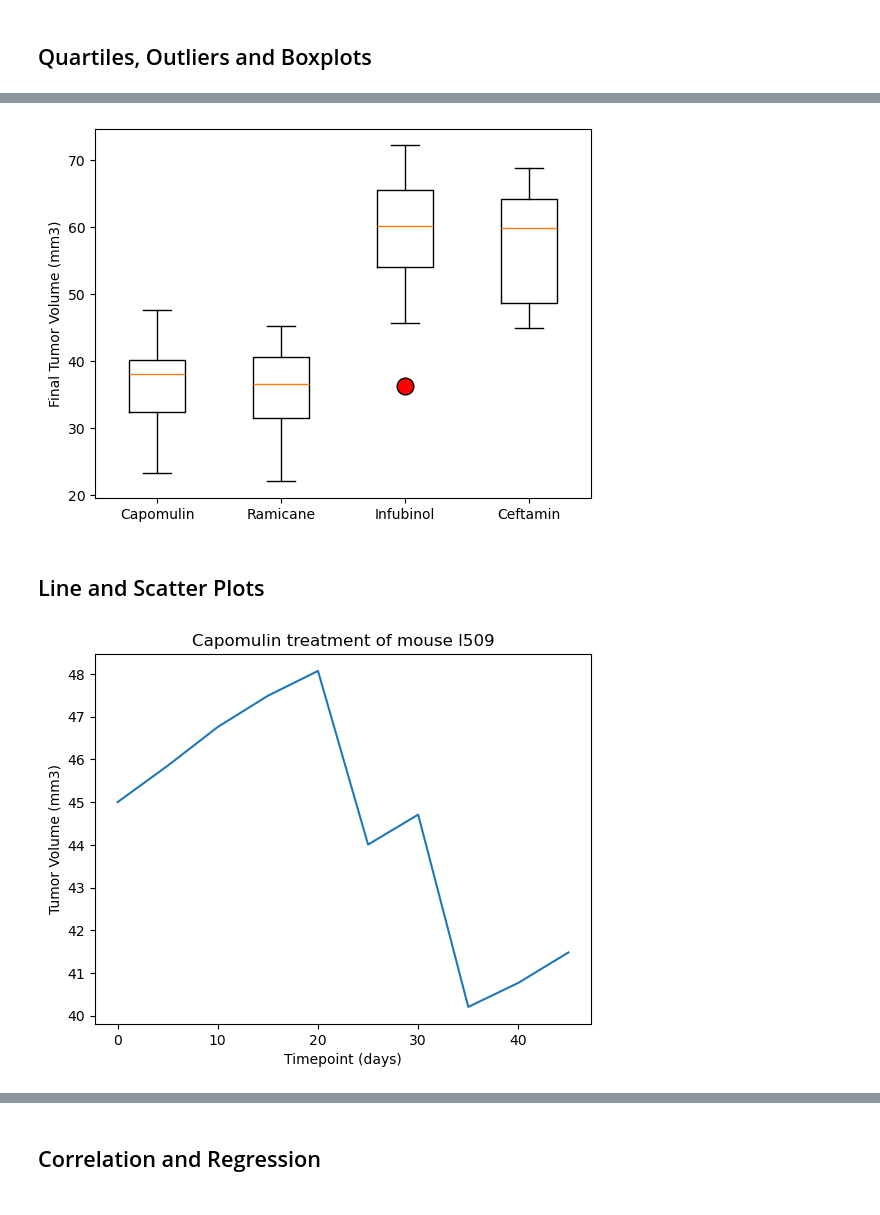
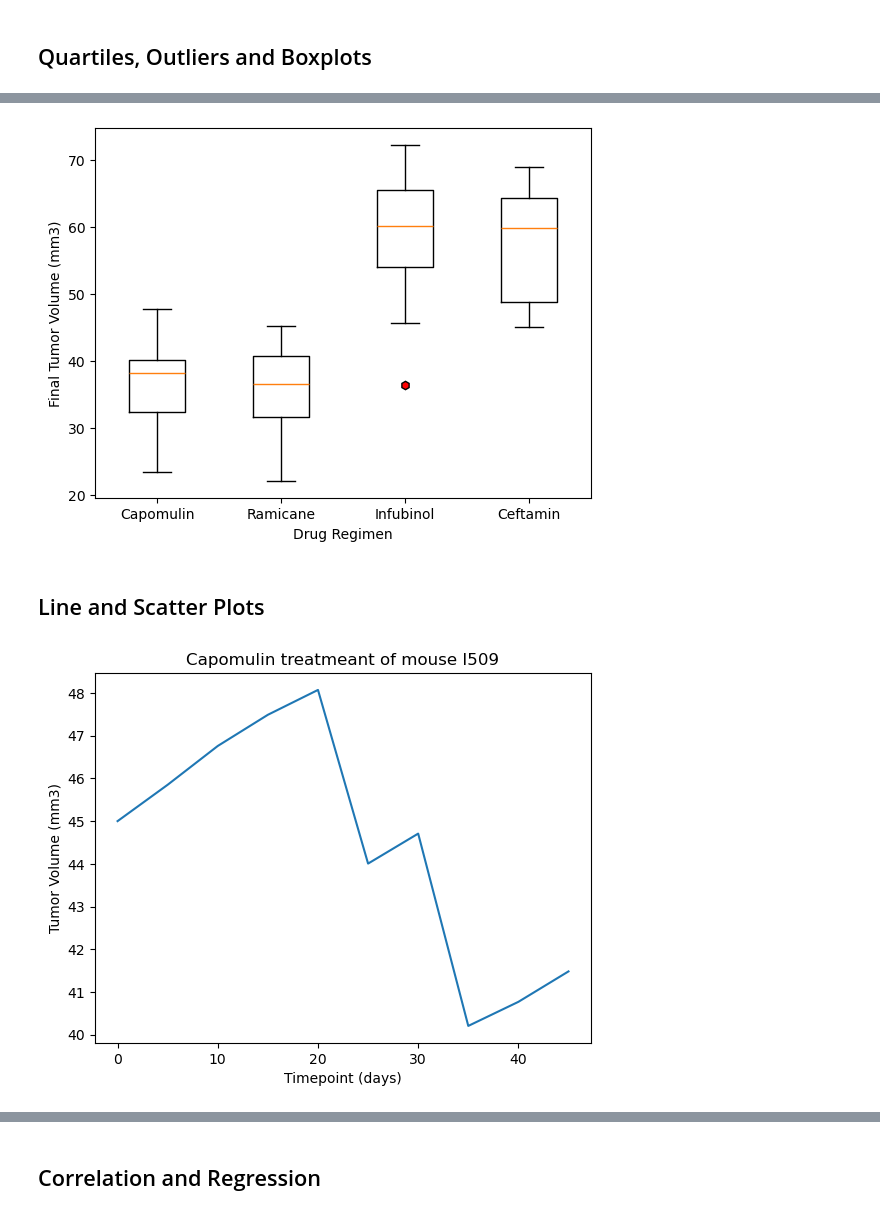
Before and after one commit to ShainaJ25/Matplotlib-challenge, a Jupyter notebook: Pymaceuticals/pymaceuticals_starter.ipynb, the cells around one changed output, grey strips where cells are left out. Cells and saved outputs as stored; diff of their text form; code cells hidden in the pictures.

```diff
--- a/Pymaceuticals/pymaceuticals_starter.ipynb
+++ b/Pymaceuticals/pymaceuticals_starter.ipynb
@@ -190,10 +194,9 @@ plt.show()
 # %%
 # Calculate the final tumor volume of each mouse across four of the treatment regimens:
 # Capomulin, Ramicane, Infubinol, and Ceftamin
-tumour_data = clean_df.loc[(clean_df["Drug Regimen"] == "Capomulin") | (clean_df["Drug Regimen"] == "Ramicane") | \
-                           (clean_df["Drug Regimen"] == "Infubinol") | (clean_df["Drug Regimen"] == "Ceftamin")]
 
 # Start by getting the last (greatest) timepoint for each mouse
-greatest_tp = tumour_data.groupby(["Drug Regimen", "Mouse ID"]).last()
-
+last_timepoint_df = clean_df.groupby(["Drug Regimen", "Mouse ID"])["Timepoint"].max()
 # Merge this group df with the original DataFrame to get the tumor volume at the last timepoint
+merged_df = pd.merge(last_timepoint_df, clean_df, on=['Drug Regimen', "Mouse ID", "Timepoint"])
+merged_df.head()
@@ -200,18 +210,34 @@ greatest_tp = tumour_data.groupby(["Drug Regimen", "Mouse ID"]).last()
 # %%
 # Put treatments into a list for for loop (and later for plot labels)
-
+treatment_names = ['Capomulin', 'Ramicane', 'Infubinol', 'Ceftamin']
 
 # Create empty list to fill with tumor vol data (for plotting)
-
+tumor_volume_data = []
 
 # Calculate the IQR and quantitatively determine if there are any potential outliers.
+# Locate the rows which contain mice on each drug and get the tumor volumes
+for treatment in treatment_names:
+    treatment_data = merged_df[merged_df['Drug Regimen'] == treatment]
+    tumor_volume_data.append(treatment_data['Tumor Volume (mm3)'].tolist())
 
+for i, treatment in enumerate(treatment_names):
+   # Convert tumor volumes to a Series for easier calculations
+    volumes = pd.Series(tumor_volume_data[i])
 
-    # Locate the rows which contain mice on each drug and get the tumor volumes
+# Calculate quartiles
+    quartiles = volumes.quantile([0.25, 0.5, 0.75])
+    Q1 = quartiles[0.25]
+    Q3 = quartiles[0.75]
+    IQR = Q3 - Q1
 
+# Determine outliers using upper and lower bounds
+    lower_bound = Q1 - 1.5 * IQR
+    upper_bound = Q3 + 1.5 * IQR
+    outliers = volumes[(volumes < lower_bound) | (volumes > upper_bound)]
 
-    # add subset
-
-
-    # Determine outliers using upper and lower bounds
+# Print the results
+    print(f"The lower quartile is: {Q1}")
+    print(f"The upper quartile is: {Q3}")
+    print(f"The interquartile range is: {IQR}")
+    print(f"Potential outliers are {outliers}")
 # %% [output]
@@ -223,11 +261,27 @@ Ceftamin's potential outliers: Series([], Name: Tumor Volume (mm3), dtype: float
 # %%
 # Generate a box plot that shows the distribution of the tumor volume for each treatment group.
+fig1, ax1 = plt.subplots()
+red_marker = dict(markerfacecolor="r",marker="h", markeredgecolor="black")
+ax1.boxplot(tumor_volume_data, flierprops=red_marker)
+ax1.set_xlabel("Drug Regimen")
+ax1.set_ylabel("Final Tumor Volume (mm3)")
+ax1.set_xticklabels(treatment_names)
+plt.show()
 # %% [output]
-[figure, old version]
+[figure, new version]
 # %% [markdown]
 ## Line and Scatter Plots
 # %%
 # Generate a line plot of tumor volume vs. time point for a single mouse treated with Capomulin
-line_df =
+line_df = clean_df.loc[clean_df["Mouse ID"] == "l509", :]
+
+timepoint_values = line_df["Timepoint"]
+tumor_vol_values = line_df["Tumor Volume (mm3)"]
+
+plt.title('Capomulin treatmeant of mouse I509')
+plt.plot(timepoint_values, tumor_vol_values)
+plt.xlabel('Timepoint (days)')
+plt.ylabel('Tumor Volume (mm3)')
+plt.show()
 # %% [output]
-[figure, old version]
+[figure, new version]
```
Also changed, not shown: parts of 10 cells of this notebook, 2 other files.
